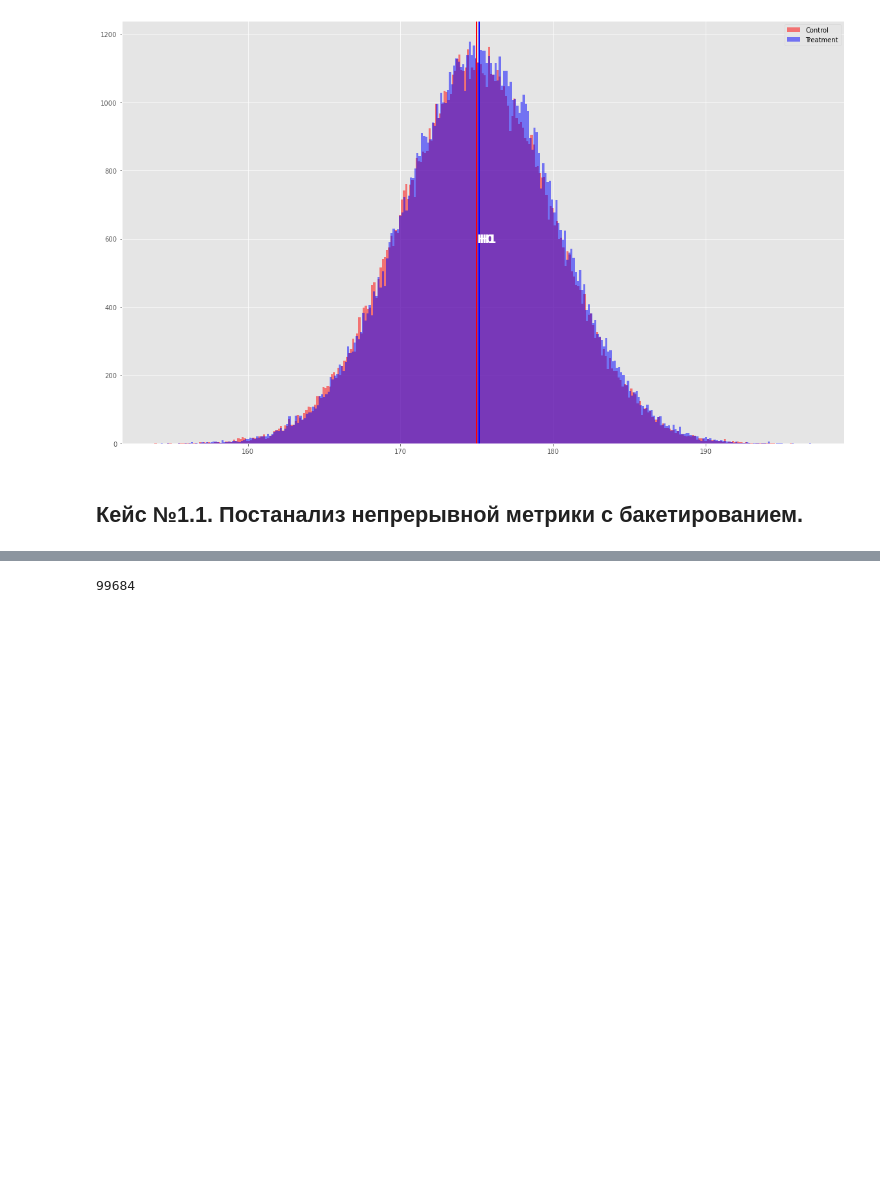
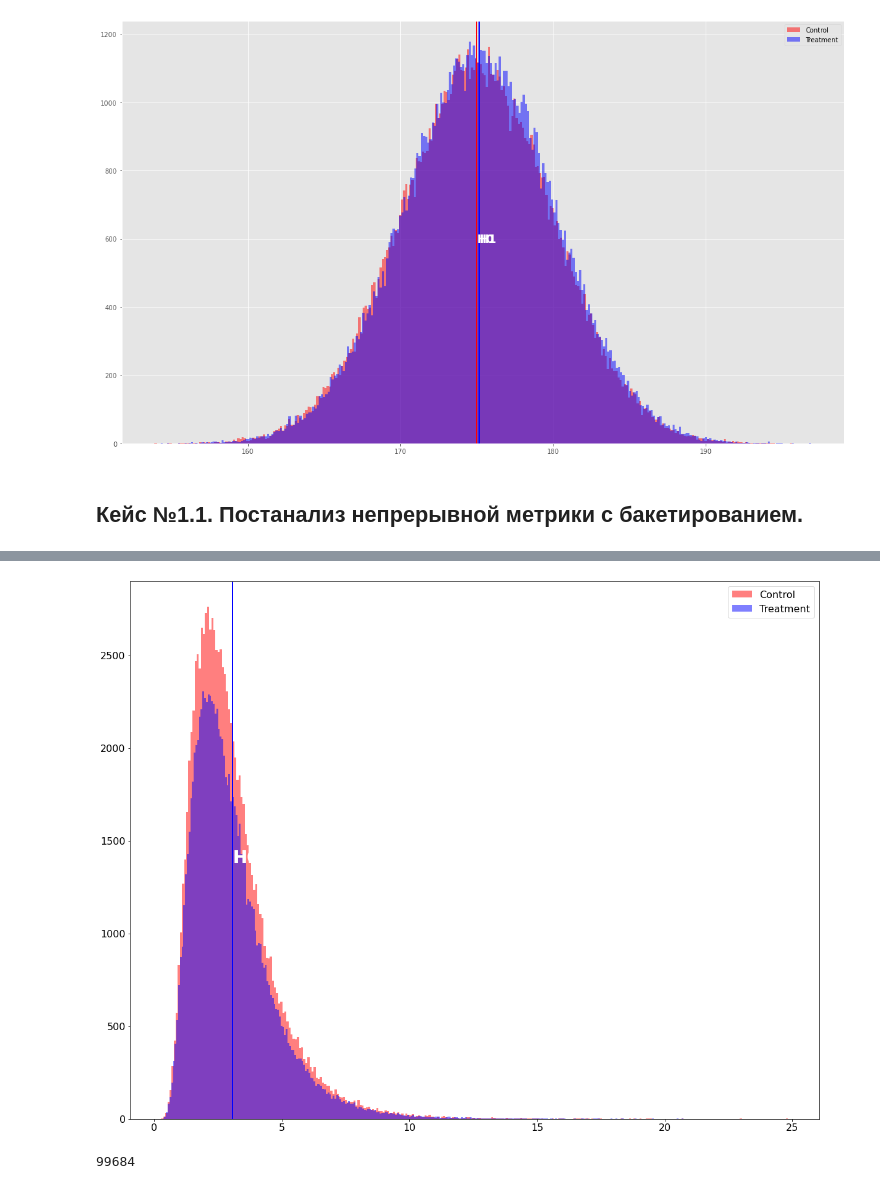
Before and after one commit to educauchy/abacus, a Jupyter notebook: examples/abacus_demo.ipynb, the cells around one changed output, grey strips where cells are left out. Saved outputs shown, nothing was run; the diff lists cells and outputs as text; code cells hidden in the pictures; blank space fills up the shorter version.

```diff
--- a/examples/abacus_demo.ipynb
+++ b/examples/abacus_demo.ipynb
@@ -153,3 +153,7 @@ print(ab_test.test_welch())
+# %%
+ab_test.plot()
+# %% [output]
+[figure, added]
 # %%
 print(len(ab_test.params.data_params.control))
 # %% [output]
```
Also changed, not shown: parts of 60 cells of this notebook, 2 other files.
